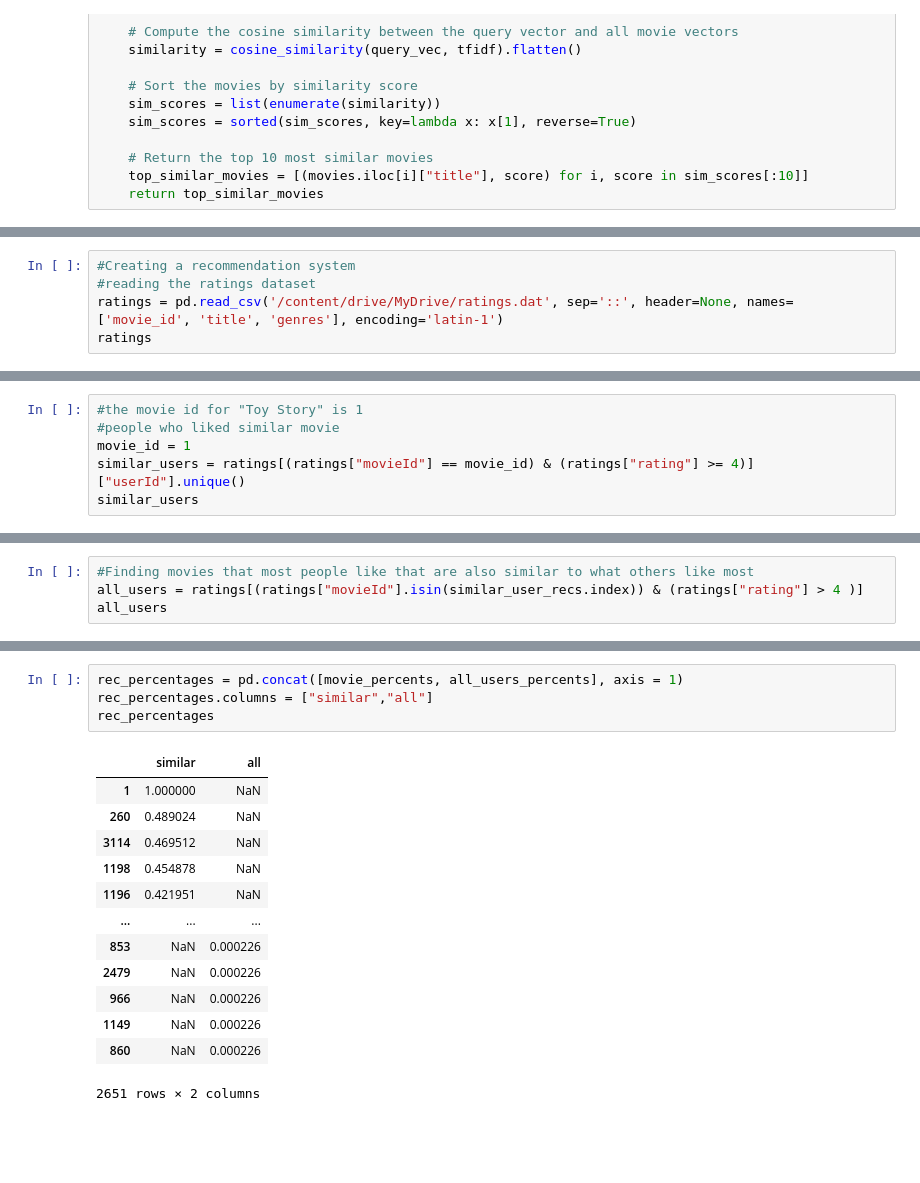
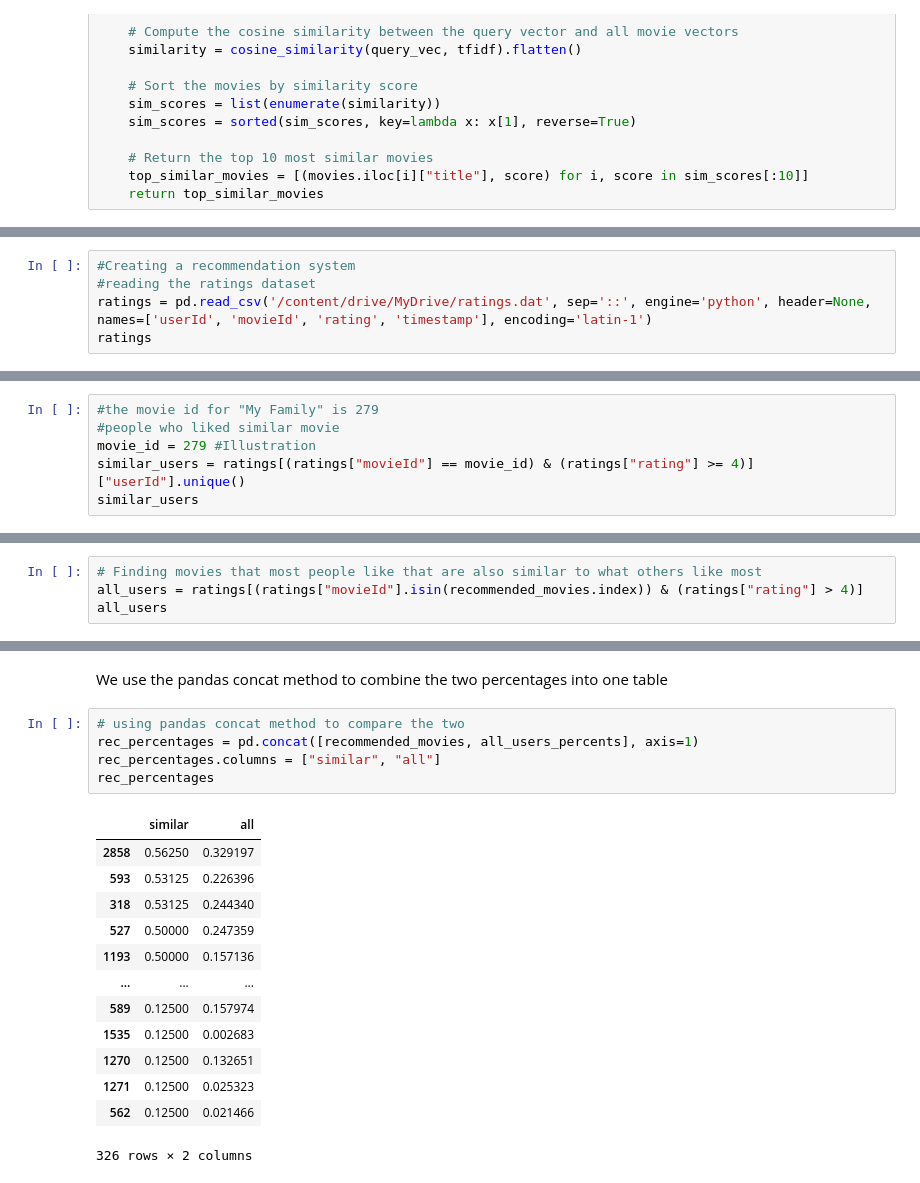
Before and after one commit to BWetende/Bilha.Wetende1, a Jupyter notebook: Recommender_System_Project.ipynb, the cells around one changed output, grey strips where cells are left out. Drawn from its saved outputs; the diff is of its cells as text; blank space fills up the shorter version.

```diff
--- a/Recommender_System_Project.ipynb
+++ b/Recommender_System_Project.ipynb
@@ -201,6 +224,6 @@ HBox(children=(Text(value='', description='Search:', placeholder='Enter a movie
 # %%
 #Creating a recommendation system
 #reading the ratings dataset
-ratings = pd.read_csv('/content/drive/MyDrive/ratings.dat', sep='::', header=None, names=['movie_id', 'title', 'genres'], encoding='latin-1')
+ratings = pd.read_csv('/content/drive/MyDrive/ratings.dat', sep='::', engine='python', header=None, names=['userId', 'movieId', 'rating', 'timestamp'], encoding='latin-1')
 ratings
 # %% [output]
@@ -229,6 +261,6 @@ dtype: object
 # %%
-#the movie id for "Toy Story" is 1
+#the movie id for "My Family" is 279
 #people who liked similar movie
-movie_id = 1
+movie_id = 279 #Illustration
 similar_users = ratings[(ratings["movieId"] == movie_id) & (ratings["rating"] >= 4)]["userId"].unique()
 similar_users
@@ -289,6 +332,6 @@ Name: movieId, Length: 159, dtype: float64
 # %%
-#Finding movies that most people like that are also similar to what others like most
-all_users = ratings[(ratings["movieId"].isin(similar_user_recs.index)) & (ratings["rating"] > 4 )]
+# Finding movies that most people like that are also similar to what others like most
+all_users = ratings[(ratings["movieId"].isin(recommended_movies.index)) & (ratings["rating"] > 4)]
 all_users
 # %% [output]
 |  | userId | movieId | rating | timestamp |
@@ -325,18 +371,21 @@ Name: movieId, Length: 192, dtype: float64
+# %% [markdown]
+We use the pandas concat method to combine the two percentages into one table
 # %%
-rec_percentages = pd.concat([movie_percents, all_users_percents], axis = 1)
-rec_percentages.columns = ["similar","all"]
+# using pandas concat method to compare the two
+rec_percentages = pd.concat([recommended_movies, all_users_percents], axis=1)
+rec_percentages.columns = ["similar", "all"]
 rec_percentages
 # %% [output]
 |  | similar | all |
-| 1 | 1.000000 | NaN |
-| 260 | 0.489024 | NaN |
-| 3114 | 0.469512 | NaN |
-| 1198 | 0.454878 | NaN |
-| 1196 | 0.421951 | NaN |
+| 2858 | 0.56250 | 0.329197 |
+| 593 | 0.53125 | 0.226396 |
+| 318 | 0.53125 | 0.244340 |
+| 527 | 0.50000 | 0.247359 |
+| 1193 | 0.50000 | 0.157136 |
 | ... | ... | ... |
-| 853 | NaN | 0.000226 |
-| 2479 | NaN | 0.000226 |
-| 966 | NaN | 0.000226 |
-| 1149 | NaN | 0.000226 |
-| 860 | NaN | 0.000226 |
+| 589 | 0.12500 | 0.157974 |
+| 1535 | 0.12500 | 0.002683 |
+| 1270 | 0.12500 | 0.132651 |
+| 1271 | 0.12500 | 0.025323 |
+| 562 | 0.12500 | 0.021466 |
-2651 rows × 2 columns
+326 rows × 2 columns
```
Also changed, not shown: parts of 39 cells of this notebook.
